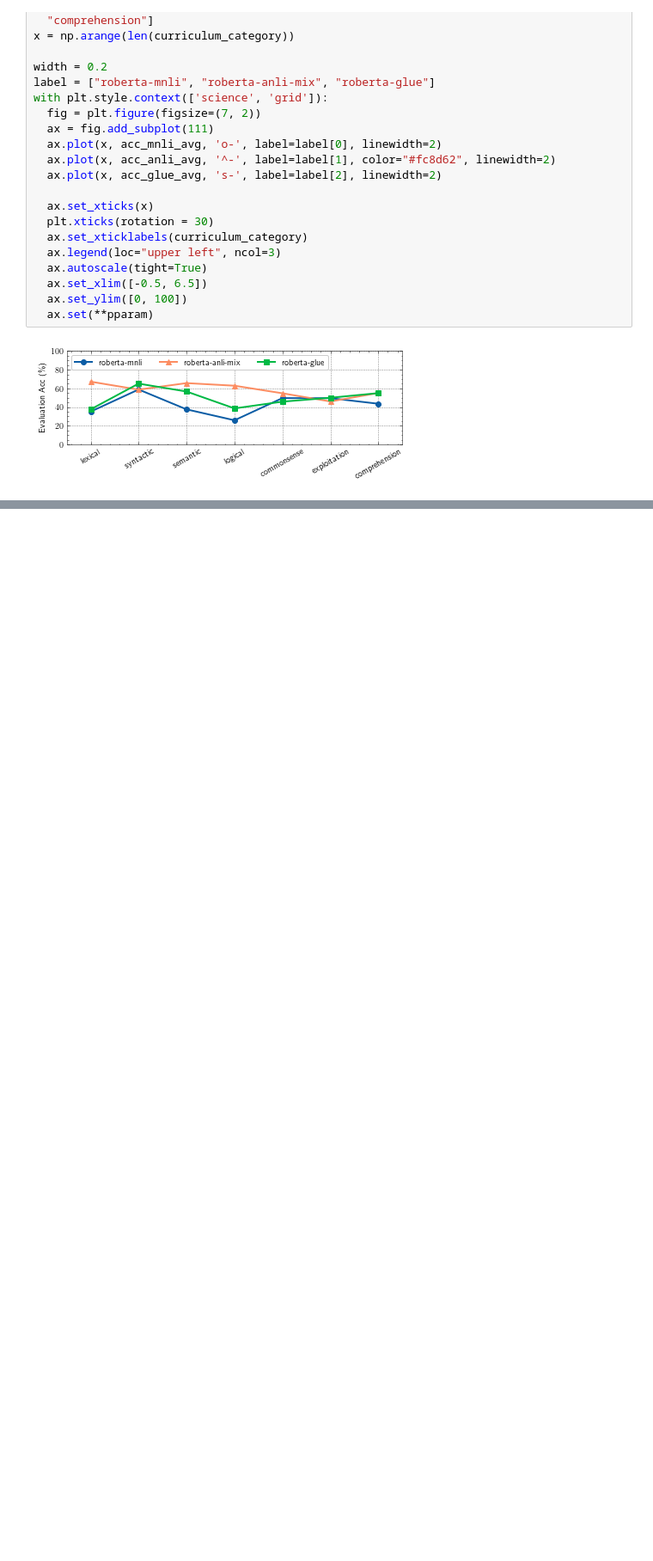
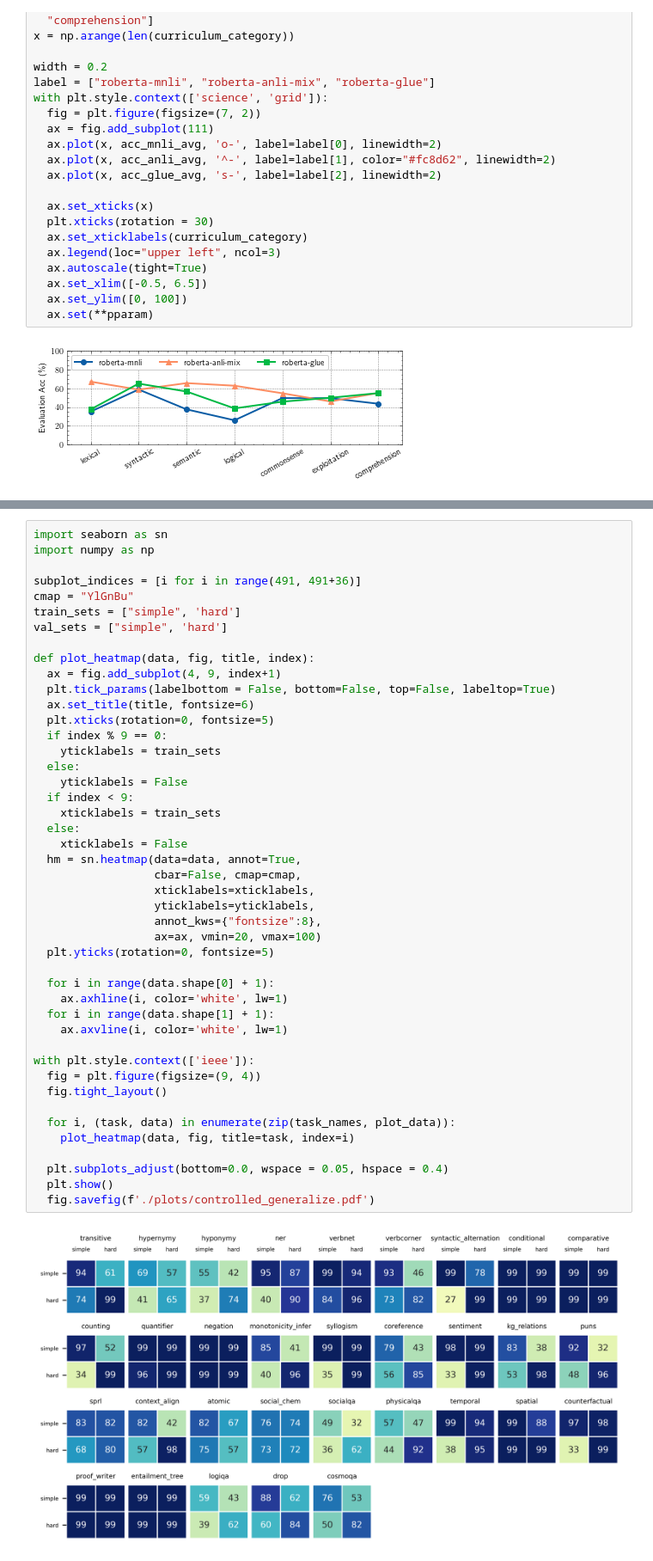
Before and after one commit to eric11eca/curriculum-ling, a Jupyter notebook: performance_plot.ipynb, the cells around one changed output, grey strips where cells are left out. Shown at 86% size. Cells and saved outputs as stored; diff of their text form; blank space fills up the shorter version.

```diff
--- a/performance_plot.ipynb
+++ b/performance_plot.ipynb
@@ -282,0 +362,47 @@ with plt.style.context(['science', 'grid']):
+# %%
+import seaborn as sn
+import numpy as np
+
+subplot_indices = [i for i in range(491, 491+36)]
+cmap = "YlGnBu"
+train_sets = ["simple", 'hard']
+val_sets = ["simple", 'hard']
+
+def plot_heatmap(data, fig, title, index):
+  ax = fig.add_subplot(4, 9, index+1)
+  plt.tick_params(labelbottom = False, bottom=False, top=False, labeltop=True)
+  ax.set_title(title, fontsize=6)
+  plt.xticks(rotation=0, fontsize=5)
+  if index % 9 == 0:
+    yticklabels = train_sets
+  else:
+    yticklabels = False
+  if index < 9:
+    xticklabels = train_sets
+  else:
+    xticklabels = False
+  hm = sn.heatmap(data=data, annot=True,
+                  cbar=False, cmap=cmap,
+                  xticklabels=xticklabels,
+                  yticklabels=yticklabels,
+                  annot_kws={"fontsize":8},
+                  ax=ax, vmin=20, vmax=100)
+  plt.yticks(rotation=0, fontsize=5)
+
+  for i in range(data.shape[0] + 1):
+    ax.axhline(i, color='white', lw=1)
+  for i in range(data.shape[1] + 1):
+    ax.axvline(i, color='white', lw=1)
+
+with plt.style.context(['ieee']):
+  fig = plt.figure(figsize=(9, 4))
+  fig.tight_layout()
+
+  for i, (task, data) in enumerate(zip(task_names, plot_data)):
+    plot_heatmap(data, fig, title=task, index=i)
+
+  plt.subplots_adjust(bottom=0.0, wspace = 0.05, hspace = 0.4)
+  plt.show()
+  fig.savefig(f'./plots/controlled_generalize.pdf')
+# %% [output]
+[figure, added]
```
Also changed, not shown: parts of 17 cells of this notebook.
